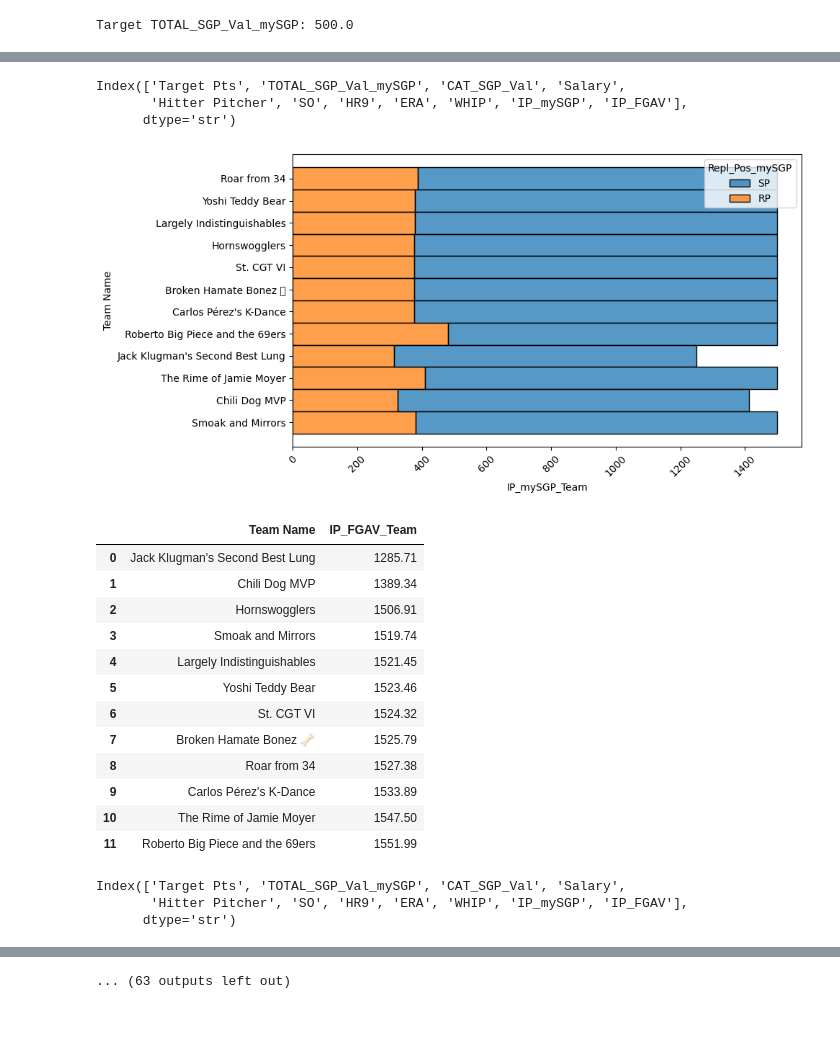
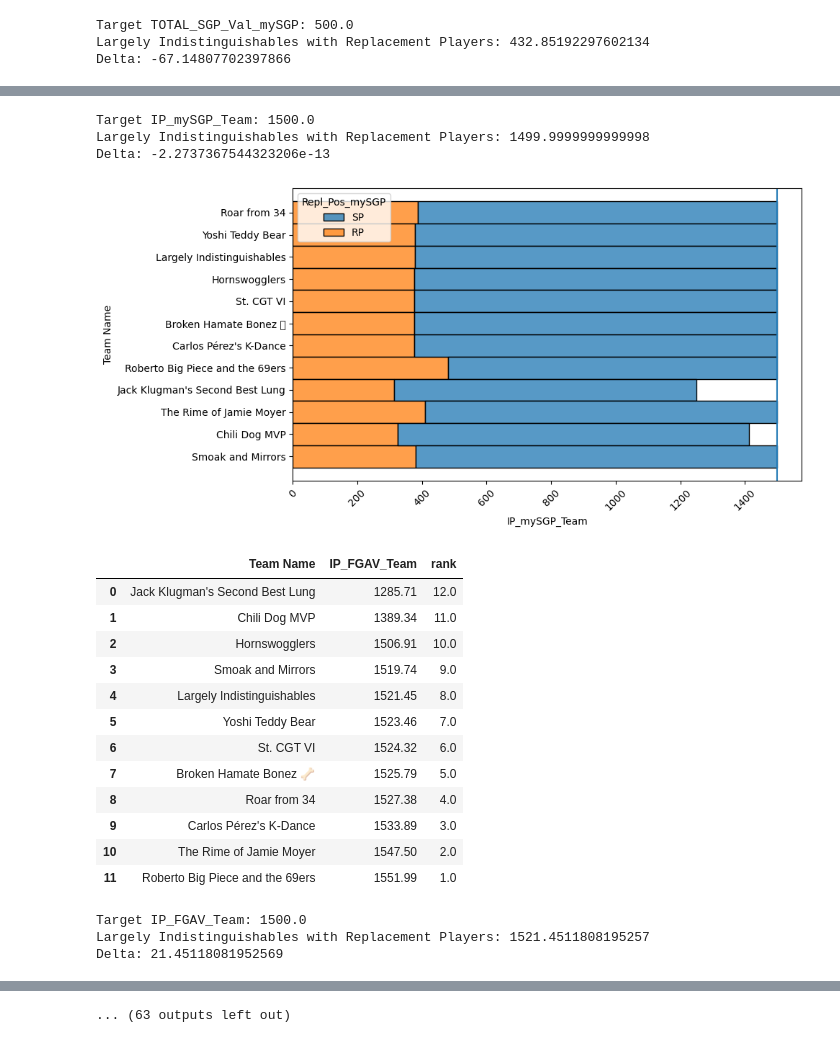
Before and after one commit to chmartin/Ottoneu_Baseball_Projects, a Jupyter notebook: Draft_Plan/Imaginary_Hammers.ipynb, the cells around one changed output, grey strips where cells are left out. Drawn from its saved outputs; the diff is of its cells as text; code cells hidden in the pictures.

```diff
--- a/Draft_Plan/Imaginary_Hammers.ipynb
+++ b/Draft_Plan/Imaginary_Hammers.ipynb
@@ -243,0 +450,6 @@ for team_id in All_Teams_df['TeamID'].unique():
+# %%
+for pos in All_Teams_df.loc[All_Teams_df["Name"].str.startswith('Replacement', na=False)]['Ottoneu Positions'].unique():
+    This_pos_df = All_Teams_df[All_Teams_df['Ottoneu Positions'] == pos]
+    #print(team_name)
+    display(This_pos_df.loc[This_pos_df["Name"].str.startswith('Replacement', na=False)][['Team Name','Ottoneu Positions','G_mySGP_Team','IP_mySGP_Team']].reset_index(drop=True).sort_values(by=['G_mySGP_Team','IP_mySGP_Team'],ascending=False))
+    #quick_plotting_fn(This_team_df,team_name)
@@ -243,0 +565,15 @@ for team_id in All_Teams_df['TeamID'].unique():
+# %%
+%%capture cap0 --no-stderr
+for pos in All_Teams_df.loc[All_Teams_df["Name"].str.startswith('Replacement', na=False)]['Ottoneu Positions'].unique():
+    This_pos_df = All_Teams_df[All_Teams_df['Ottoneu Positions'] == pos]
+    print('+++++++++++++++++++++++++++++++++++++++++++++++++++')
+    print('+++++++++++++++++++++++++++++++++++++++++++++++++++\n')
+    print(pos,'\n')
+    print('+++++++++++++++++++++++++++++++++++++++++++++++++++')
+    Repl_df = This_pos_df.loc[This_pos_df["Name"].str.startswith('Replacement', na=False)][['Team Name','Ottoneu Positions','G_mySGP_Team','IP_mySGP_Team']].reset_index(drop=True).sort_values(by=['G_mySGP_Team','IP_mySGP_Team'],ascending=False)
+    print('Est. Demand:', Repl_df.shape[0])
+    print('My Need:', Repl_df[Repl_df['Team Name'] == 'Largely Indistinguishables'].shape[0])
+    #quick_plotting_fn(This_team_df,team_name)
+# %%
+with open('Team_Est_Demand.txt', 'w') as f:
+    f.write(cap0.stdout)
@@ -244,3 +644,6 @@ for team_id in All_Teams_df['TeamID'].unique():
+# %%
+with open('Team_Ranks_with_Replacement.txt', 'w') as f:
+    f.write(cap.stdout)
 # %%
 for pos in ['SP','Util']:
     This_Pos_Stat_Cats = Pitching_value_columns if pos in Pitching_Pos else Batting_value_columns
@@ -263,19 +666,28 @@ for pos in ['SP','Util']:
             # print(stat)
             fig2 = plt.figure(figsize=(10,5))
             ax2 = fig2.add_subplot(111)
+            my_team_currently = 0.
             if stat in Team_Rate_Cols:
                 sns.histplot(All_Teams_df[All_Teams_df['Repl_Pos_mySGP'].isin(Pitching_Pos if pos in Pitching_Pos else Hitting_Pos) if stat not in ['TOTAL_SGP_Val_mySGP','Salary'] else [True]*len(All_Teams_df)].dropna(subset=stat).groupby('Team Name')[stat].mean().sort_values().reset_index(),y='Team Name',weights=stat,color='darkorange',ax=ax2)
                 sns.scatterplot(All_Teams_df[All_Teams_df['Repl_Pos_mySGP'].isin(Pitching_Pos if pos in Pitching_Pos else Hitting_Pos) if stat not in ['TOTAL_SGP_Val_mySGP','Salary'] else [True]*len(All_Teams_df)].dropna(subset=stat.replace('_','_pos_')),y='Team Name',x=stat.replace('_','_pos_'),hue='Repl_Pos_mySGP',ax=ax2)
-                display(All_Teams_df[All_Teams_df['Repl_Pos_mySGP'].isin(Pitching_Pos if pos in Pitching_Pos else Hitting_Pos) if stat not in ['TOTAL_SGP_Val_mySGP','Salary'] else [True]*len(All_Teams_df)].dropna(subset=stat).groupby('Team Name')[stat].mean().sort_values().reset_index())
+                team_mean_df = All_Teams_df[All_Teams_df['Repl_Pos_mySGP'].isin(Pitching_Pos if pos in Pitching_Pos else Hitting_Pos) if stat not in ['TOTAL_SGP_Val_mySGP','Salary'] else [True]*len(All_Teams_df)].dropna(subset=stat).groupby('Team Name')[stat].mean().sort_values().reset_index()
+                team_mean_df['rank'] = team_mean_df[stat].rank(ascending=False)
+                display(team_mean_df)
+                my_team_currently = team_mean_df[team_mean_df['Team Name'] == 'Largely Indistinguishables'][stat].unique()[0]
             else:
                 sns.histplot(All_Teams_df[All_Teams_df['Repl_Pos_mySGP'].isin(Pitching_Pos if pos in Pitching_Pos else Hitting_Pos) if stat not in ['TOTAL_SGP_Val_mySGP','Salary'] else [True]*len(All_Teams_df)].dropna(subset=stat).sort_values(stat),y='Team Name',weights=stat,hue='Repl_Pos_mySGP', multiple='stack',ax=ax2)
-                display(All_Teams_df[All_Teams_df['Repl_Pos_mySGP'].isin(Pitching_Pos if pos in Pitching_Pos else Hitting_Pos) if stat not in ['TOTAL_SGP_Val_mySGP','Salary'] else [True]*len(All_Teams_df)].dropna(subset=stat).groupby('Team Name')[stat].sum().sort_values().reset_index())
+                team_sum_df = All_Teams_df[All_Teams_df['Repl_Pos_mySGP'].isin(Pitching_Pos if pos in Pitching_Pos else Hitting_Pos) if stat not in ['TOTAL_SGP_Val_mySGP','Salary'] else [True]*len(All_Teams_df)].dropna(subset=stat).groupby('Team Name')[stat].sum().sort_values().reset_index()
+                team_sum_df['rank'] = team_sum_df[stat].rank(ascending=False)
+                display(team_sum_df)
+                my_team_currently = team_sum_df[team_sum_df['Team Name'] == 'Largely Indistinguishables'][stat].unique()[0]
             ax2.tick_params(axis='x', labelrotation=45)
             ax2.set_xlabel(stat)
             ax2.set_ylabel('Team Name')
             if (stat in Target_Stats_df[Target_Stats_df['Hitter Pitcher'] == ('Pitcher' if pos in Pitching_Pos else 'Hitter')].dropna(axis=1).columns):
                 ax2.axvline(x=Target_Stats_df[Target_Stats_df['Hitter Pitcher'] == ('Pitcher' if pos in Pitching_Pos else 'Hitter')][stat].unique()[0],label='Target')
                 print(f'Target {stat}:', Target_Stats_df[Target_Stats_df['Hitter Pitcher'] == ('Pitcher' if pos in Pitching_Pos else 'Hitter')][stat].unique()[0])
+                print('Largely Indistinguishables with Replacement Players:',my_team_currently)
+                print(f'Delta:', my_team_currently - Target_Stats_df[Target_Stats_df['Hitter Pitcher'] == ('Pitcher' if pos in Pitching_Pos else 'Hitter')][stat].unique()[0])
             else:
                 print(Target_Stats_df[Target_Stats_df['Hitter Pitcher'] == ('Pitcher' if pos in Pitching_Pos else 'Hitter')].dropna(axis=1).columns)
             plt.tight_layout()
@@ -298,2 +710,4 @@ for pos in ['SP','Util']:
 Target TOTAL_SGP_Val_mySGP: 500.0
+Largely Indistinguishables with Replacement Players: 432.85192297602134
+Delta: -67.14807702397866
 [figure]
@@ -313,20 +727,20 @@ Target TOTAL_SGP_Val_mySGP: 500.0
-Index(['Target Pts', 'TOTAL_SGP_Val_mySGP', 'CAT_SGP_Val', 'Salary',
-       'Hitter Pitcher', 'SO', 'HR9', 'ERA', 'WHIP', 'IP_mySGP', 'IP_FGAV'],
-      dtype='str')
+Target IP_mySGP_Team: 1500.0
+Largely Indistinguishables with Replacement Players: 1499.9999999999998
+Delta: -2.2737367544323206e-13
-[figure, old version]
+[figure, new version]
-|  | Team Name | IP_FGAV_Team |
-| 0 | Jack Klugman's Second Best Lung | 1285.71 |
-| 1 | Chili Dog MVP | 1389.34 |
-| 2 | Hornswogglers | 1506.91 |
-| 3 | Smoak and Mirrors | 1519.74 |
-| 4 | Largely Indistinguishables | 1521.45 |
-| 5 | Yoshi Teddy Bear | 1523.46 |
-| 6 | St. CGT VI | 1524.32 |
-| 7 | Broken Hamate Bonez 🦴 | 1525.79 |
-| 8 | Roar from 34 | 1527.38 |
-| 9 | Carlos Pérez's K-Dance | 1533.89 |
-| 10 | The Rime of Jamie Moyer | 1547.50 |
-| 11 | Roberto Big Piece and the 69ers | 1551.99 |
+|  | Team Name | IP_FGAV_Team | rank |
+| 0 | Jack Klugman's Second Best Lung | 1285.71 | 12.0 |
+| 1 | Chili Dog MVP | 1389.34 | 11.0 |
+| 2 | Hornswogglers | 1506.91 | 10.0 |
+| 3 | Smoak and Mirrors | 1519.74 | 9.0 |
+| 4 | Largely Indistinguishables | 1521.45 | 8.0 |
+| 5 | Yoshi Teddy Bear | 1523.46 | 7.0 |
+| 6 | St. CGT VI | 1524.32 | 6.0 |
+| 7 | Broken Hamate Bonez 🦴 | 1525.79 | 5.0 |
+| 8 | Roar from 34 | 1527.38 | 4.0 |
+| 9 | Carlos Pérez's K-Dance | 1533.89 | 3.0 |
+| 10 | The Rime of Jamie Moyer | 1547.50 | 2.0 |
+| 11 | Roberto Big Piece and the 69ers | 1551.99 | 1.0 |
-Index(['Target Pts', 'TOTAL_SGP_Val_mySGP', 'CAT_SGP_Val', 'Salary',
-       'Hitter Pitcher', 'SO', 'HR9', 'ERA', 'WHIP', 'IP_mySGP', 'IP_FGAV'],
-      dtype='str')
+Target IP_FGAV_Team: 1500.0
+Largely Indistinguishables with Replacement Players: 1521.4511808195257
+Delta: 21.45118081952569
```
Also changed, not shown: parts of 11 cells of this notebook, 4 other files.
